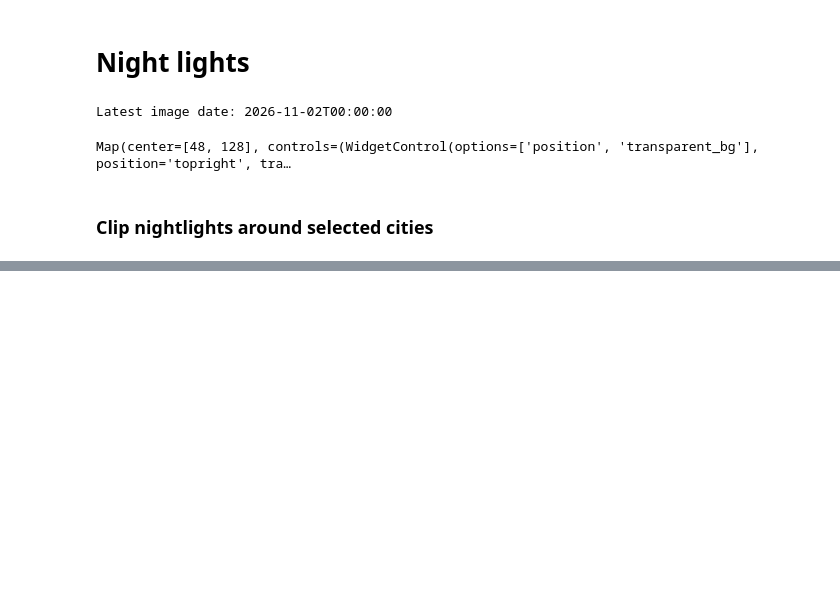
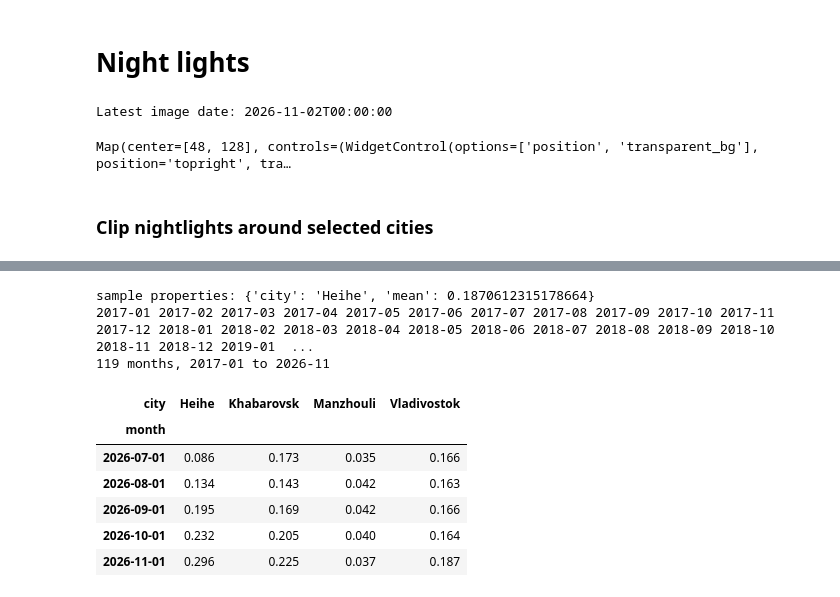
Before and after one commit to joseph-c100/russia-china-border-geospatial, a Jupyter notebook: analysis/rus-chin-border.ipynb, the cells around one changed output, grey strips where cells are left out. Cells and saved outputs as stored; diff of their text form; code cells hidden in the pictures; blank space fills up the shorter version.

```diff
--- a/analysis/rus-chin-border.ipynb
+++ b/analysis/rus-chin-border.ipynb
@@ -194,0 +198,44 @@ saved ../exports/Manzhouli_NTL_2017.tif | ../exports/Manzhouli_NTL_2017.png
+# %%
+import matplotlib.pyplot as plt
+import pandas as pd
+
+RSCALE = 463.83                      # native VNP46A2 pixel size (m)
+END_MONTH = ee.Date(latest.date()).format('YYYY-MM').getInfo()
+months = pd.period_range(start='2017-01', end=END_MONTH, freq='M')
+
+ntl_all = nightlights.map(to_ntl)    # full year, not the May-Sep SEASON subset
+cityFC = ee.FeatureCollection([
+    ee.Feature(ee.Geometry.Point(city_pts[c]).buffer(RADIUS_M), {'city': c})
+    for c in cities])
+
+rows = []
+for m in months:
+    start = ee.Date(m.start_time.strftime('%Y-%m-%d'))
+    month_img = ntl_all.filterDate(start, start.advance(1, 'month')).mean().rename('NTL')
+    res = month_img.reduceRegions(collection=cityFC, reducer=ee.Reducer.mean(), scale=RSCALE).getInfo()
+    if not rows:   # one-off diagnostic: shows the raw property names returned
+        print('sample properties:', res['features'][0]['properties'])
+    for f in res['features']:
+        props = f['properties']
+        val = next((v for k, v in props.items()
+                    if k != 'city' and isinstance(v, (int, float))), None)
+        rows.append({'month': m.start_time, 'city': props['city'], 'radiance': val})
+    print(m, end=' ')
+print()
+
+ts = (pd.DataFrame(rows)
+        .pivot(index='month', columns='city', values='radiance')[cities])
+roll = ts.rolling(12, min_periods=12).mean()
+print(f'{len(ts)} months, {ts.index.min():%Y-%m} to {ts.index.max():%Y-%m}')
+ts.round(3).tail()
+# %% [output]
+sample properties: {'city': 'Heihe', 'mean': 0.1870612315178664}
+2017-01 2017-02 2017-03 2017-04 2017-05 2017-06 2017-07 2017-08 2017-09 2017-10 2017-11 2017-12 2018-01 2018-02 2018-03 2018-04 2018-05 2018-06 2018-07 2018-08 2018-09 2018-10 2018-11 2018-12 2019-01  ...
+119 months, 2017-01 to 2026-11
+| city | Heihe | Khabarovsk | Manzhouli | Vladivostok |
+| month |  |  |  |  |
+| 2026-07-01 | 0.086 | 0.173 | 0.035 | 0.166 |
+| 2026-08-01 | 0.134 | 0.143 | 0.042 | 0.163 |
+| 2026-09-01 | 0.195 | 0.169 | 0.042 | 0.166 |
+| 2026-10-01 | 0.232 | 0.205 | 0.040 | 0.164 |
+| 2026-11-01 | 0.296 | 0.225 | 0.037 | 0.187 |
```
Also changed, not shown: parts of 4 cells of this notebook, 6 other files.
